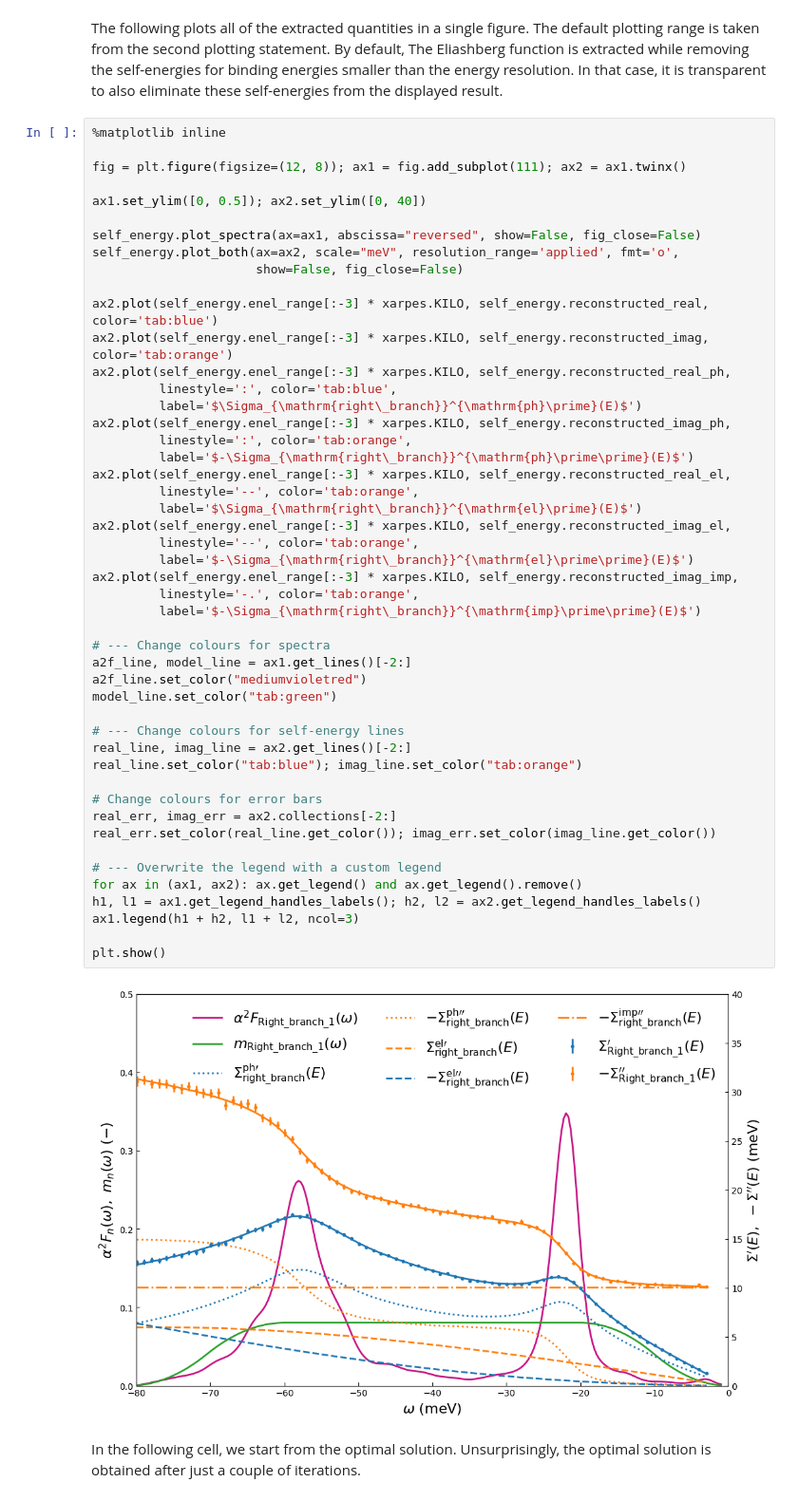
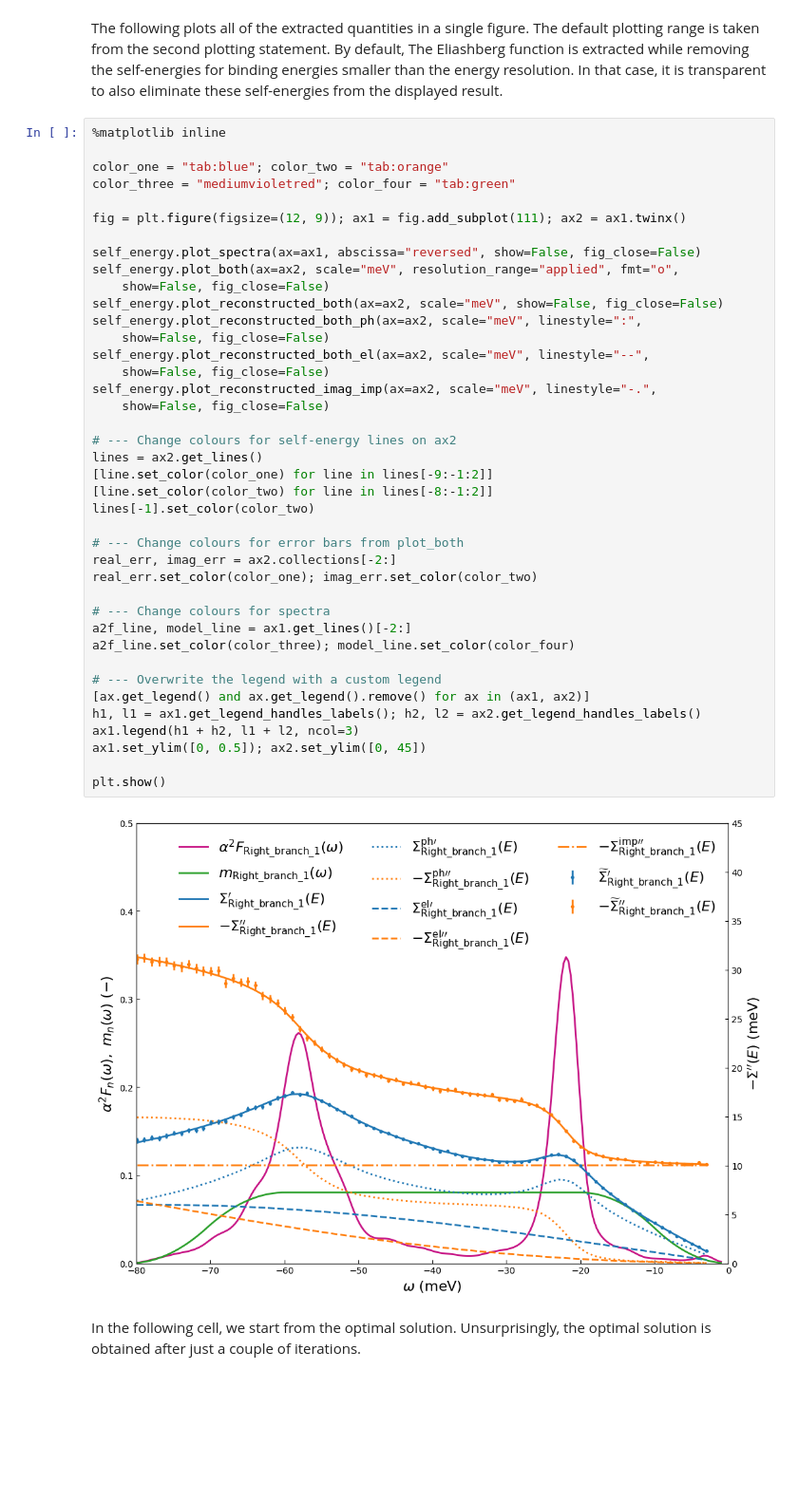
Before and after one commit to xARPES/xARPES, a Jupyter notebook: doc/notebooks/verification.ipynb, the cells around one changed output. Shown at 95% size. Saved outputs shown, nothing was run; the diff lists cells and outputs as text; blank space fills up the shorter version.

Commit message:
Plotting for self-energy decomposition

```diff
--- a/doc/notebooks/verification.ipynb
+++ b/doc/notebooks/verification.ipynb
@@ -158,53 +158,45 @@ By default, The Eliashberg function is extracted while removing the self-energie
 # %%
 %matplotlib inline
 
-fig = plt.figure(figsize=(12, 8)); ax1 = fig.add_subplot(111); ax2 = ax1.twinx()
+color_one = "tab:blue"; color_two = "tab:orange"
+color_three = "mediumvioletred"; color_four = "tab:green"
 
-ax1.set_ylim([0, 0.5]); ax2.set_ylim([0, 40])
+fig = plt.figure(figsize=(12, 9)); ax1 = fig.add_subplot(111); ax2 = ax1.twinx()
 
 self_energy.plot_spectra(ax=ax1, abscissa="reversed", show=False, fig_close=False)
-self_energy.plot_both(ax=ax2, scale="meV", resolution_range='applied', fmt='o',
-                      show=False, fig_close=False)
+self_energy.plot_both(ax=ax2, scale="meV", resolution_range="applied", fmt="o",
+    show=False, fig_close=False)
+self_energy.plot_reconstructed_both(ax=ax2, scale="meV", show=False, fig_close=False)
+self_energy.plot_reconstructed_both_ph(ax=ax2, scale="meV", linestyle=":",
+    show=False, fig_close=False)
+self_energy.plot_reconstructed_both_el(ax=ax2, scale="meV", linestyle="--",
+    show=False, fig_close=False)
+self_energy.plot_reconstructed_imag_imp(ax=ax2, scale="meV", linestyle="-.",
+    show=False, fig_close=False)
 
-ax2.plot(self_energy.enel_range[:-3] * xarpes.KILO, self_energy.reconstructed_real, color='tab:blue')
-ax2.plot(self_energy.enel_range[:-3] * xarpes.KILO, self_energy.reconstructed_imag, color='tab:orange')
-ax2.plot(self_energy.enel_range[:-3] * xarpes.KILO, self_energy.reconstructed_real_ph,
-         linestyle=':', color='tab:blue',
-         label='$\Sigma_{\mathrm{right\_branch}}^{\mathrm{ph}\prime}(E)$')
-ax2.plot(self_energy.enel_range[:-3] * xarpes.KILO, self_energy.reconstructed_imag_ph,
-         linestyle=':', color='tab:orange',
-         label='$-\Sigma_{\mathrm{right\_branch}}^{\mathrm{ph}\prime\prime}(E)$')
-ax2.plot(self_energy.enel_range[:-3] * xarpes.KILO, self_energy.reconstructed_real_el,
-         linestyle='--', color='tab:orange',
-         label='$\Sigma_{\mathrm{right\_branch}}^{\mathrm{el}\prime}(E)$')
-ax2.plot(self_energy.enel_range[:-3] * xarpes.KILO, self_energy.reconstructed_imag_el,
-         linestyle='--', color='tab:orange',
-         label='$-\Sigma_{\mathrm{right\_branch}}^{\mathrm{el}\prime\prime}(E)$')
-ax2.plot(self_energy.enel_range[:-3] * xarpes.KILO, self_energy.reconstructed_imag_imp,
-         linestyle='-.', color='tab:orange',
-         label='$-\Sigma_{\mathrm{right\_branch}}^{\mathrm{imp}\prime\prime}(E)$')
+# --- Change colours for self-energy lines on ax2
+lines = ax2.get_lines()
+[line.set_color(color_one) for line in lines[-9:-1:2]]
+[line.set_color(color_two) for line in lines[-8:-1:2]]
+lines[-1].set_color(color_two)
+
+# --- Change colours for error bars from plot_both
+real_err, imag_err = ax2.collections[-2:]
+real_err.set_color(color_one); imag_err.set_color(color_two)
 
 # --- Change colours for spectra
 a2f_line, model_line = ax1.get_lines()[-2:]
-a2f_line.set_color("mediumvioletred")
-model_line.set_color("tab:green")
-
-# --- Change colours for self-energy lines
-real_line, imag_line = ax2.get_lines()[-2:]
-real_line.set_color("tab:blue"); imag_line.set_color("tab:orange")
-
-# Change colours for error bars
-real_err, imag_err = ax2.collections[-2:]
-real_err.set_color(real_line.get_color()); imag_err.set_color(imag_line.get_color())
+a2f_line.set_color(color_three); model_line.set_color(color_four)
 
 # --- Overwrite the legend with a custom legend
-for ax in (ax1, ax2): ax.get_legend() and ax.get_legend().remove()
+[ax.get_legend() and ax.get_legend().remove() for ax in (ax1, ax2)]
 h1, l1 = ax1.get_legend_handles_labels(); h2, l2 = ax2.get_legend_handles_labels()
 ax1.legend(h1 + h2, l1 + l2, ncol=3)
+ax1.set_ylim([0, 0.5]); ax2.set_ylim([0, 45])
 
 plt.show()
 # %% [output]
-[figure, old version]
+[figure, new version]
 # %% [markdown]
 In the following cell, we start from the optimal solution. Unsurprisingly, the optimal solution is obtained after just a couple of iterations.
 # %%
```
Also changed, not shown: 3 other files.
